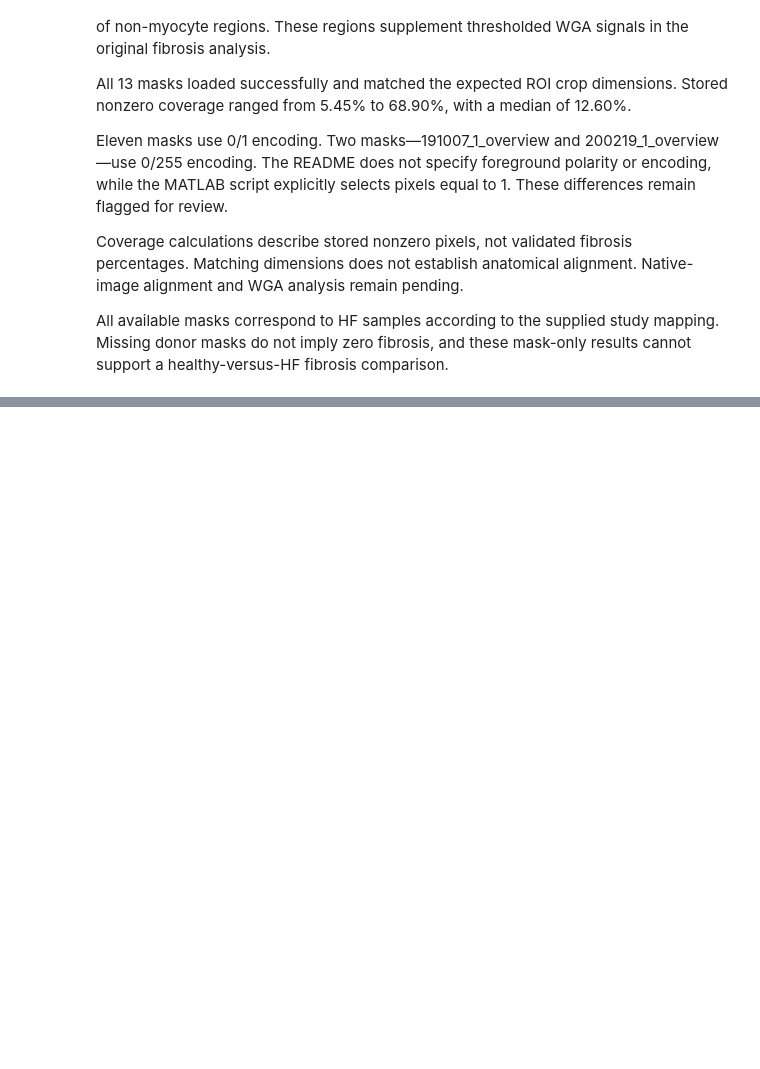
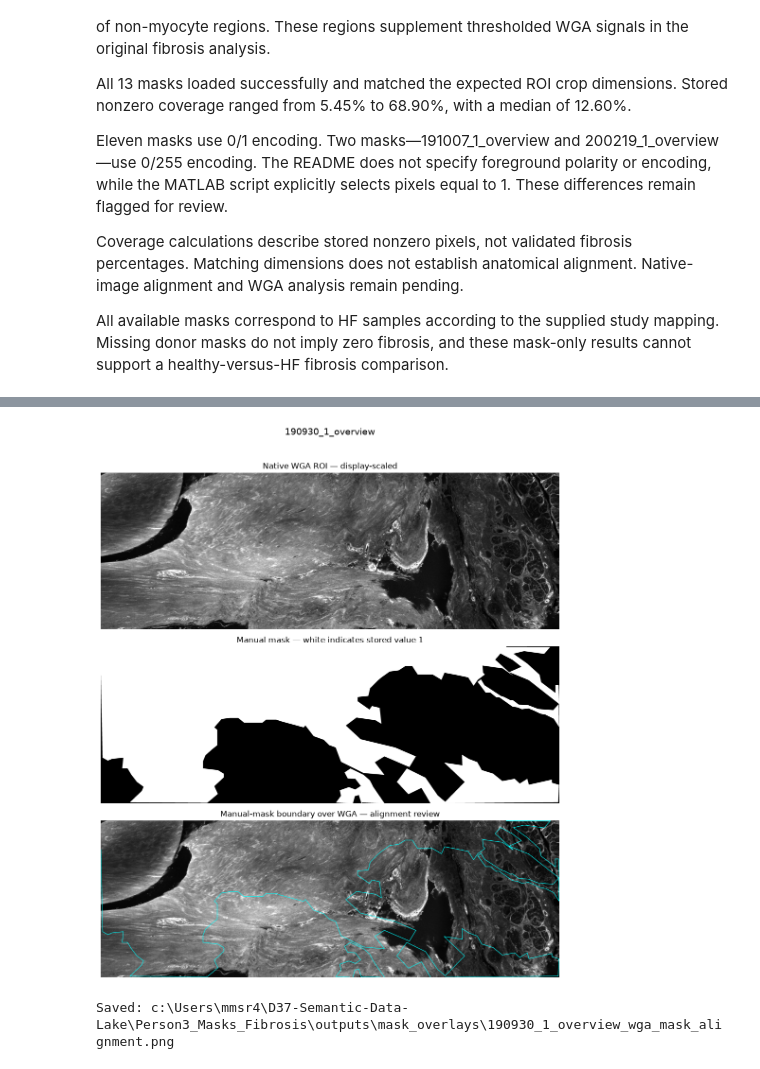
Before and after one commit to rapatnaik/D37-Semantic-Data-Lake, a Jupyter notebook: EDA/03_masks_fibrosis_eda.ipynb, the cells around one changed output, grey strips where cells are left out. Saved outputs shown, nothing was run; the diff lists cells and outputs as text; code cells hidden in the pictures; blank space fills up the shorter version.

```diff
--- a/EDA/03_masks_fibrosis_eda.ipynb
+++ b/EDA/03_masks_fibrosis_eda.ipynb
@@ -936,0 +1114,59 @@ mask-only results cannot support a healthy-versus-HF fibrosis comparison.
+# %%
+# Display scaling only.
+display_low, display_high = np.percentile(wga_roi, [1, 99.5])
+
+if display_high <= display_low:
+    display_low = float(wga_roi.min())
+    display_high = float(wga_roi.max())
+
+if display_high <= display_low:
+    display_high = display_low + 1
+
+fig, axes = plt.subplots(3, 1, figsize=(15, 12))
+
+axes[0].imshow(
+    wga_roi,
+    cmap="gray",
+    vmin=display_low,
+    vmax=display_high,
+)
+axes[0].set_title("Native WGA ROI — display-scaled")
+
+axes[1].imshow(
+    manual_mask,
+    cmap="gray",
+    vmin=0,
+    vmax=1,
+)
+axes[1].set_title("Manual mask — white indicates stored value 1")
+
+axes[2].imshow(
+    wga_roi,
+    cmap="gray",
+    vmin=display_low,
+    vmax=display_high,
+)
+axes[2].contour(
+    manual_mask == 1,
+    levels=[0.5],
+    colors=["cyan"],
+    linewidths=0.7,
+)
+axes[2].set_title(
+    "Manual-mask boundary over WGA — alignment review"
+)
+
+for ax in axes:
+    ax.axis("off")
+
+fig.suptitle(SAMPLE_ID, fontsize=14)
+fig.tight_layout(rect=[0, 0, 1, 0.96])
+
+overlay_path = OVERLAYS / f"{SAMPLE_ID}_wga_mask_alignment.png"
+fig.savefig(overlay_path, dpi=160, bbox_inches="tight")
+
+plt.show()
+print("Saved:", overlay_path)
+# %% [output]
+[figure, added]
+Saved: c:\Users\mmsr4\D37-Semantic-Data-Lake\Person3_Masks_Fibrosis\outputs\mask_overlays\190930_1_overview_wga_mask_alignment.png
```
Also changed, not shown: parts of 9 cells of this notebook, 7 other files.
